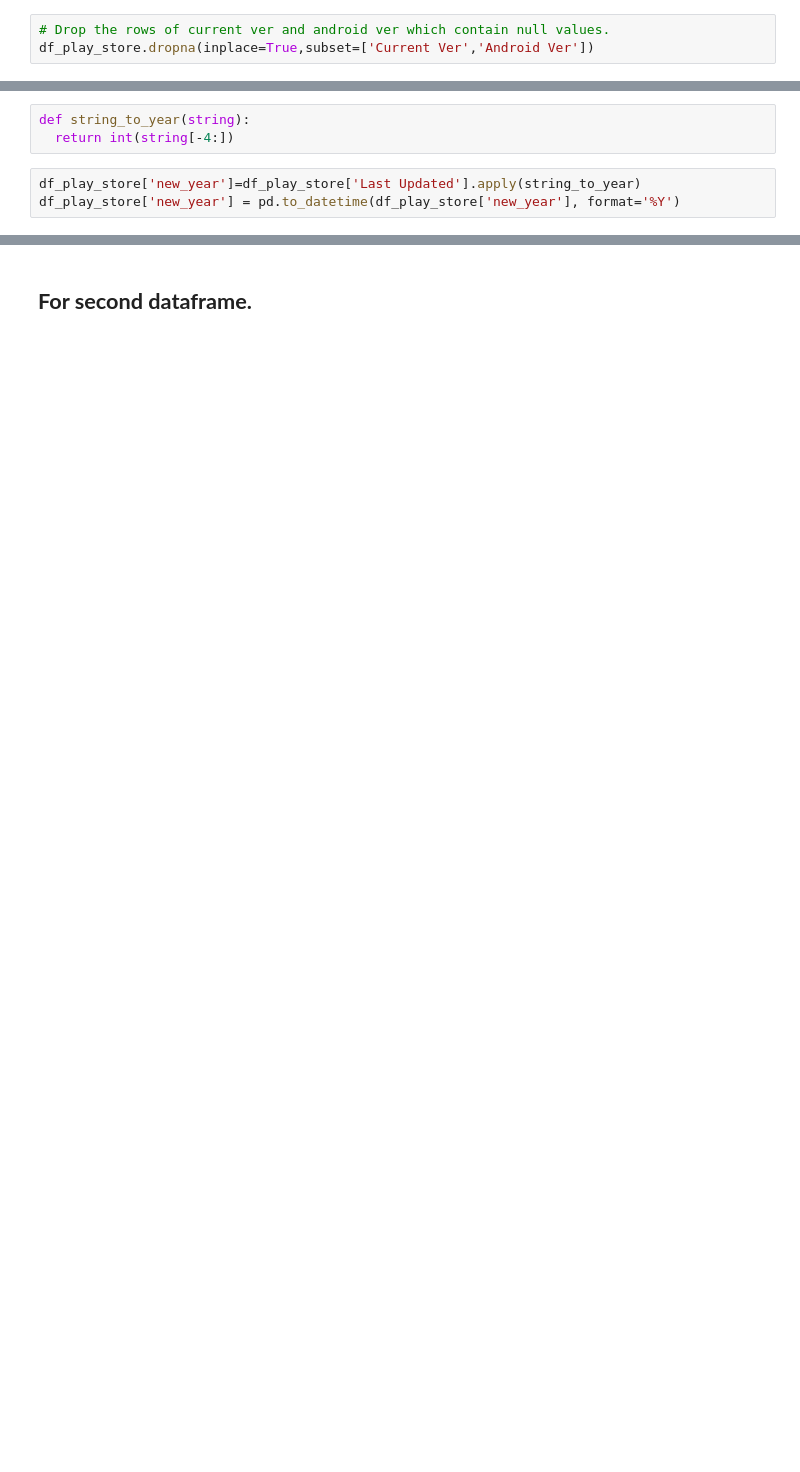
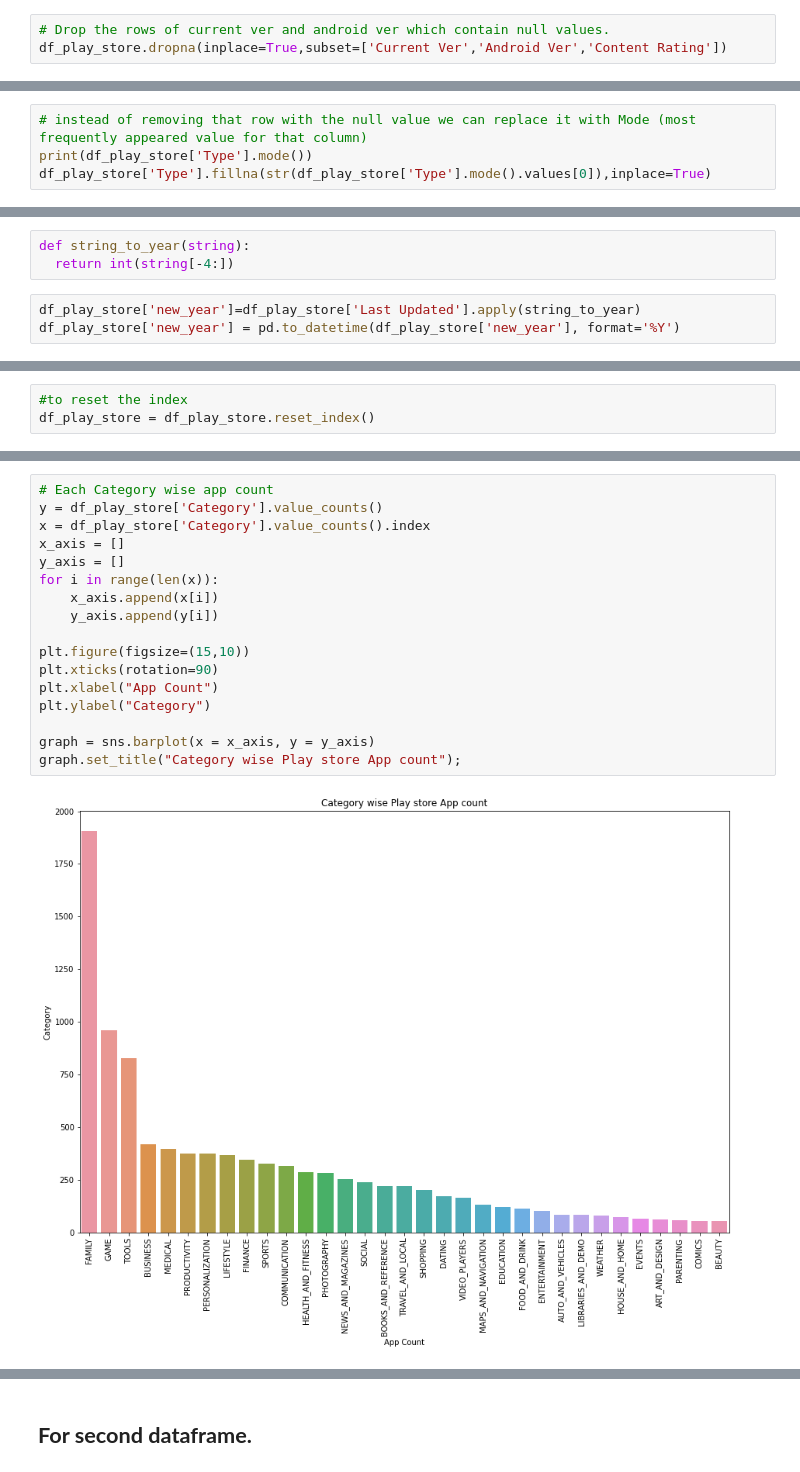
Before and after one commit to shubham-hub/Play-Store-Analysis, a Jupyter notebook: Capstone_Project_1_Shubham_Chavhan.ipynb, the cells around one changed output, grey strips where cells are left out. Saved outputs shown, nothing was run; the diff lists cells and outputs as text; blank space fills up the shorter version.

```diff
--- a/Capstone_Project_1_Shubham_Chavhan.ipynb
+++ b/Capstone_Project_1_Shubham_Chavhan.ipynb
@@ -220,4 +217,4 @@ Android Ver          3
 dtype: int64
 # %%
 # Drop the rows of current ver and android ver which contain null values.
-df_play_store.dropna(inplace=True,subset=['Current Ver','Android Ver'])
+df_play_store.dropna(inplace=True,subset=['Current Ver','Android Ver','Content Rating'])
@@ -225,0 +221,4 @@ df_play_store.dropna(inplace=True,subset=['Current Ver','Android Ver'])
+# %%
+# instead of removing that row with the null value we can replace it with Mode (most frequently appeared value for that column)
+print(df_play_store['Type'].mode())
+df_play_store['Type'].fillna(str(df_play_store['Type'].mode().values[0]),inplace=True)
@@ -396,0 +399,3 @@ memory usage: 1.1+ MB
+# %%
+#to reset the index
+df_play_store = df_play_store.reset_index()
@@ -396,0 +408,19 @@ memory usage: 1.1+ MB
+# %%
+# Each Category wise app count
+y = df_play_store['Category'].value_counts()
+x = df_play_store['Category'].value_counts().index
+x_axis = []
+y_axis = []
+for i in range(len(x)):
+    x_axis.append(x[i])
+    y_axis.append(y[i])
+
+plt.figure(figsize=(15,10))
+plt.xticks(rotation=90)
+plt.xlabel("App Count")
+plt.ylabel("Category")
+
+graph = sns.barplot(x = x_axis, y = y_axis)
+graph.set_title("Category wise Play store App count");
+# %% [output]
+[figure, added]
```
Also changed, not shown: parts of 99 cells of this notebook.
